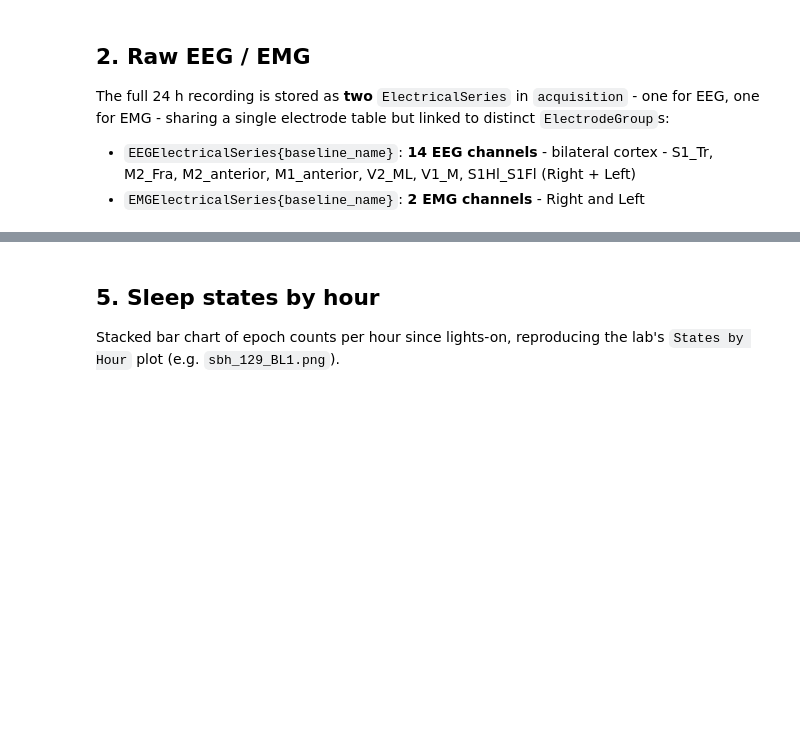
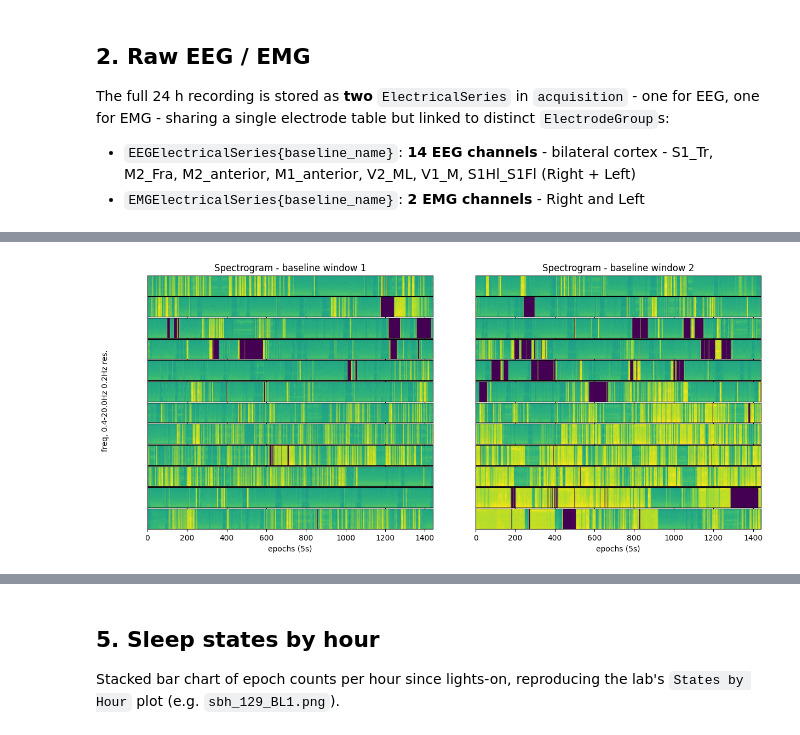
Before and after one commit to catalystneuro/gonzalez-sulser-lab-to-nwb, a Jupyter notebook: notebooks/read_grin2b_line_tutorial.ipynb, the cells around one changed output, grey strips where cells are left out. Drawn from its saved outputs; the diff is of its cells as text; code cells hidden in the pictures; blank space fills up the shorter version.

```diff
--- a/notebooks/read_grin2b_line_tutorial.ipynb
+++ b/notebooks/read_grin2b_line_tutorial.ipynb
@@ -176,3 +176,82 @@ plt.show()
+# %%
+# ── Spectrogram parameters ────────────────────────────────────────────────────
+channel_idx = 0  # EEG channel to use (index into eeg_es channels)
+freq_min, freq_max = 0.4, 20.0  # Hz - matches the lab's plotting band
+panel_duration_h = 2.0  # hours of recording per stacked panel
+# ──────────────────────────────────────────────────────────────────────────────
+
+fs = eeg_es.rate
+epoch_len_s = 5.0  # same epoch length as the sleep scoring (Section 4)
+n_per_epoch = int(round(epoch_len_s * fs))
+
+baseline_windows = [
+    ("baseline window 1", bl1_start_time, epochs_df["stop_time"][0]),
+    ("baseline window 2", bl2_start_time, epochs_df["stop_time"][1]),
+]
+
+freqs = np.fft.rfftfreq(n_per_epoch, d=1 / fs)
+freq_mask = (freqs >= freq_min) & (freqs <= freq_max)
+freqs = freqs[freq_mask]
+
+log_powers = []
+for label, start_s, stop_s in baseline_windows:
+    i_start = int(start_s * fs)
+    i_stop = int(stop_s * fs)
+    n_epochs = (i_stop - i_start) // n_per_epoch
+
+    eeg_channel = eeg_es.data[
+        i_start : i_start + n_epochs * n_per_epoch, channel_idx
+    ]* eeg_es.conversion
+    epochs = eeg_channel.reshape(n_epochs, n_per_epoch)
+
+    power = np.abs(np.fft.rfft(epochs, axis=1)) ** 2
+    log_power = np.log10(power[:, freq_mask] + np.finfo(float).eps)
+    log_powers.append((label, log_power))
+
+epochs_per_panel = int(panel_duration_h * 3600 / epoch_len_s)
+n_panels = max(
+    int(np.ceil(log_power.shape[0] / epochs_per_panel)) for _, log_power in log_powers
+)
+vmin, vmax = np.percentile(
+    np.concatenate([lp for _, lp in log_powers], axis=0), [1, 99]
+)
+
+fig, axes = plt.subplots(
+    n_panels, 2, figsize=(14, 0.5 * n_panels), sharex=True, squeeze=False
+)
+for col, (label, log_power) in enumerate(log_powers):
+    n_epochs = log_power.shape[0]
+    for panel in range(n_panels):
+        ax = axes[panel, col]
+        i0 = panel * epochs_per_panel
+        i1 = min(i0 + epochs_per_panel, n_epochs)
+        if i0 >= n_epochs:
+            ax.axis("off")
+            continue
+        ax.imshow(
+            log_power[i0:i1].T,
+            aspect="auto",
+            origin="lower",
+            cmap="viridis",
+            vmin=vmin,
+            vmax=vmax,
+            extent=[0, i1 - i0, freq_min, freq_max],
+        )
+        ax.set_yticks([])
+    axes[0, col].set_title(f"Spectrogram - {label}")
+    axes[-1, col].set_xlabel("epochs (5s)")
+
+fig.text(
+    0.04,
+    0.5,
+    f"freq, {freq_min}-{freq_max}Hz 0.2Hz res.",
+    va="center",
+    rotation="vertical",
+)
+plt.subplots_adjust(hspace=0.05, wspace=0.15, left=0.1)
+plt.show()
+# %% [output]
+[figure, added]
 # %% [markdown]
 ## 4. Sleep-state epochs
 
```
Also changed, not shown: parts of 24 cells of this notebook.
